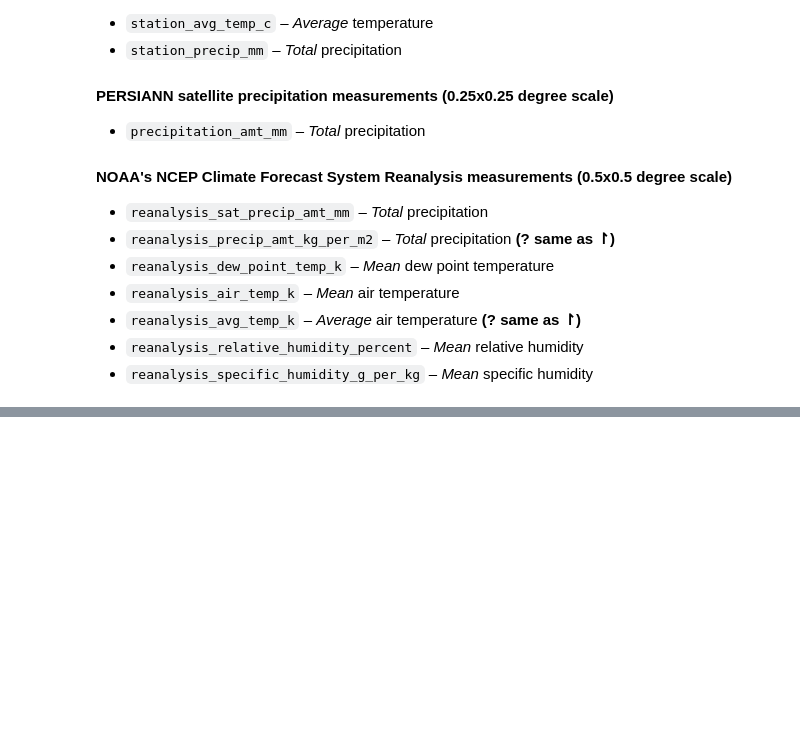
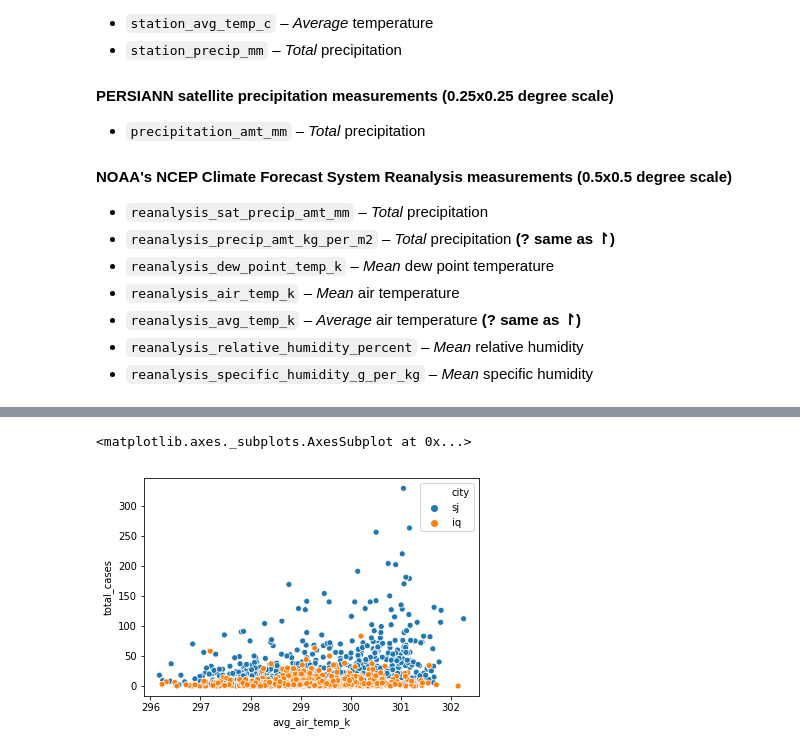
Before and after one commit to rheaxychen/dengue, a Jupyter notebook: predict-dengue.ipynb, the cells around one changed output, grey strips where cells are left out. Cells and saved outputs as stored; diff of their text form; code cells hidden in the pictures; blank space fills up the shorter version.

```diff
--- a/predict-dengue.ipynb
+++ b/predict-dengue.ipynb
@@ -35,0 +54,8 @@ Because dengue is carried by mosquitoes, it’s transmission dynamics are relate
+# %%
+# Remove all rows with na values
+dengue_features = dengue_features.dropna()
+# Add column that is average of all three temperature measurements
+dengue_features["avg_air_temp_k"] = (dengue_features["reanalysis_air_temp_k"] + dengue_features["reanalysis_avg_temp_k"] + (dengue_features["station_avg_temp_c"] + 273.15)) / 3
+merged_data = pd.merge(dengue_features, dengue_labels, on=['city', 'weekofyear', 'year'], how='outer')
+
+merged_data.head()
@@ -35,0 +75,5 @@ Because dengue is carried by mosquitoes, it’s transmission dynamics are relate
+# %%
+sns.scatterplot(x="avg_air_temp_k", y="total_cases", hue="city", data=merged_data)
+# %% [output]
+<matplotlib.axes._subplots.AxesSubplot at 0x...>
+[figure, added]
```
Also changed, not shown: parts of 9 cells of this notebook.
